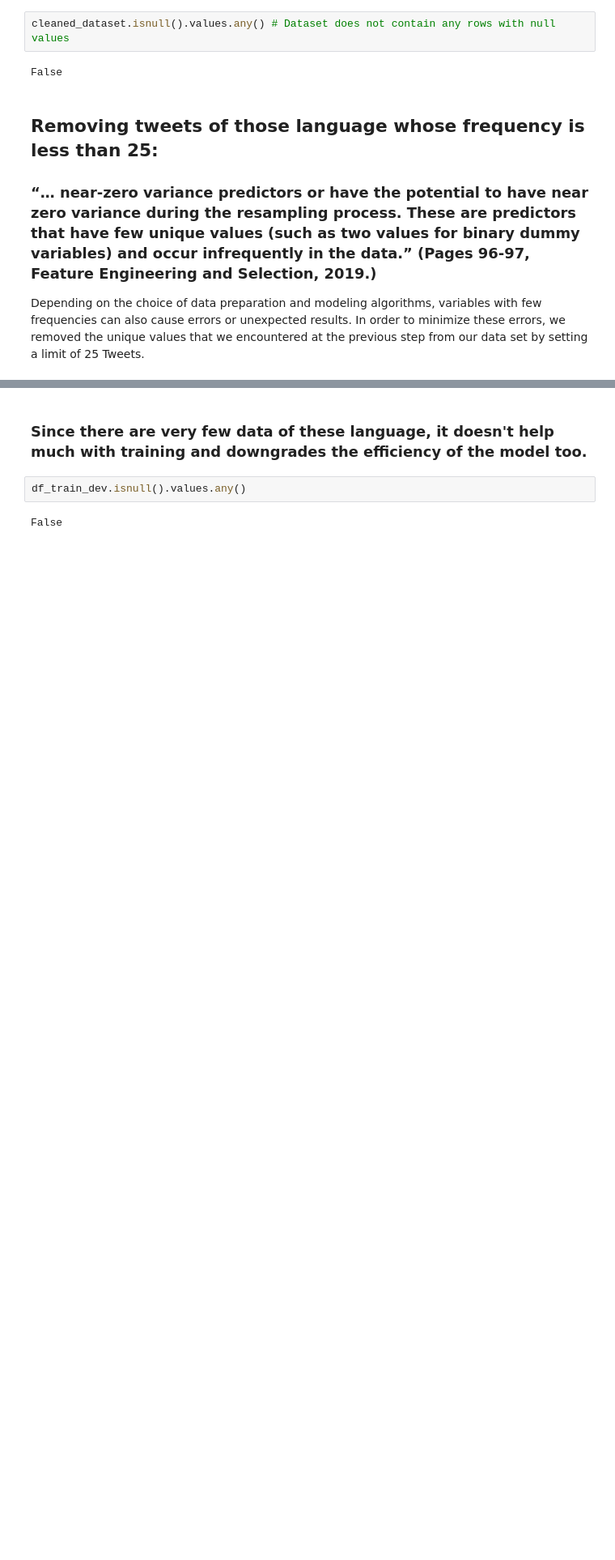
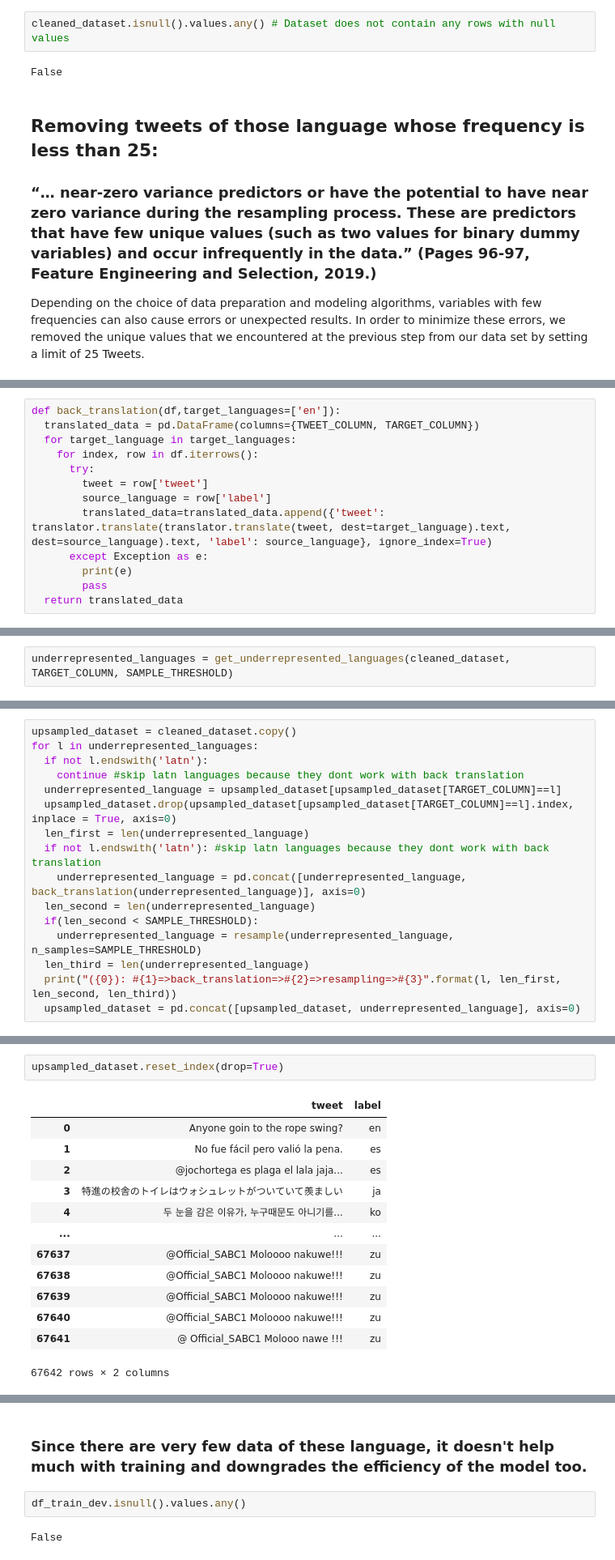
Before and after one commit to jan-kreischer/UZH_ML4NLP, a Jupyter notebook: Project-03/ex03_cnn_jan.ipynb, the cells around one changed output, grey strips where cells are left out. Shown at 81% size. Saved outputs shown, nothing was run; the diff lists cells and outputs as text; blank space fills up the shorter version.

```diff
--- a/Project-03/ex03_cnn_jan.ipynb
+++ b/Project-03/ex03_cnn_jan.ipynb
@@ -280,0 +358,13 @@ Depending on the choice of data preparation and modeling algorithms, variables w
+# %%
+def back_translation(df,target_languages=['en']):
+  translated_data = pd.DataFrame(columns={TWEET_COLUMN, TARGET_COLUMN})
+  for target_language in target_languages:
+    for index, row in df.iterrows():
+      try:
+        tweet = row['tweet']
+        source_language = row['label']
+        translated_data=translated_data.append({'tweet': translator.translate(translator.translate(tweet, dest=target_language).text, dest=source_language).text, 'label': source_language}, ignore_index=True)
+      except Exception as e:
+        print(e)
+        pass
+  return translated_data
@@ -280,0 +375,2 @@ Depending on the choice of data preparation and modeling algorithms, variables w
+# %%
+underrepresented_languages = get_underrepresented_languages(cleaned_dataset, TARGET_COLUMN, SAMPLE_THRESHOLD)
@@ -280,0 +379,16 @@ Depending on the choice of data preparation and modeling algorithms, variables w
+# %%
+upsampled_dataset = cleaned_dataset.copy()
+for l in underrepresented_languages:
+  if not l.endswith('latn'):
+    continue #skip latn languages because they dont work with back translation
+  underrepresented_language = upsampled_dataset[upsampled_dataset[TARGET_COLUMN]==l]
+  upsampled_dataset.drop(upsampled_dataset[upsampled_dataset[TARGET_COLUMN]==l].index, inplace = True, axis=0)
+  len_first = len(underrepresented_language)
+  if not l.endswith('latn'): #skip latn languages because they dont work with back translation
+    underrepresented_language = pd.concat([underrepresented_language, back_translation(underrepresented_language)], axis=0)
+  len_second = len(underrepresented_language)
+  if(len_second < SAMPLE_THRESHOLD):
+    underrepresented_language = resample(underrepresented_language, n_samples=SAMPLE_THRESHOLD)
+  len_third = len(underrepresented_language)
+  print("({0}): #{1}=>back_translation=>#{2}=>resampling=>#{3}".format(l, len_first, len_second, len_third))
+  upsampled_dataset = pd.concat([upsampled_dataset, underrepresented_language], axis=0)
@@ -280,0 +413,16 @@ Depending on the choice of data preparation and modeling algorithms, variables w
+# %%
+upsampled_dataset.reset_index(drop=True)
+# %% [output]
+|  | tweet | label |
+| 0 | Anyone goin to the rope swing? | en |
+| 1 | No fue fácil pero valió la pena. | es |
+| 2 | @jochortega es plaga el lala jaja... | es |
+| 3 | 特進の校舎のトイレはウォシュレットがついていて羨ましい | ja |
+| 4 | 두 눈을 감은 이유가, 누구때문도 아니기를... | ko |
+| ... | ... | ... |
+| 67637 | @Official_SABC1 Moloooo nakuwe!!! | zu |
+| 67638 | @Official_SABC1 Moloooo nakuwe!!! | zu |
+| 67639 | @Official_SABC1 Moloooo nakuwe!!! | zu |
+| 67640 | @Official_SABC1 Moloooo nakuwe!!! | zu |
+| 67641 | @ Official_SABC1 Molooo nawe !!! | zu |
+67642 rows × 2 columns
```
Also changed, not shown: parts of 19 cells of this notebook.
